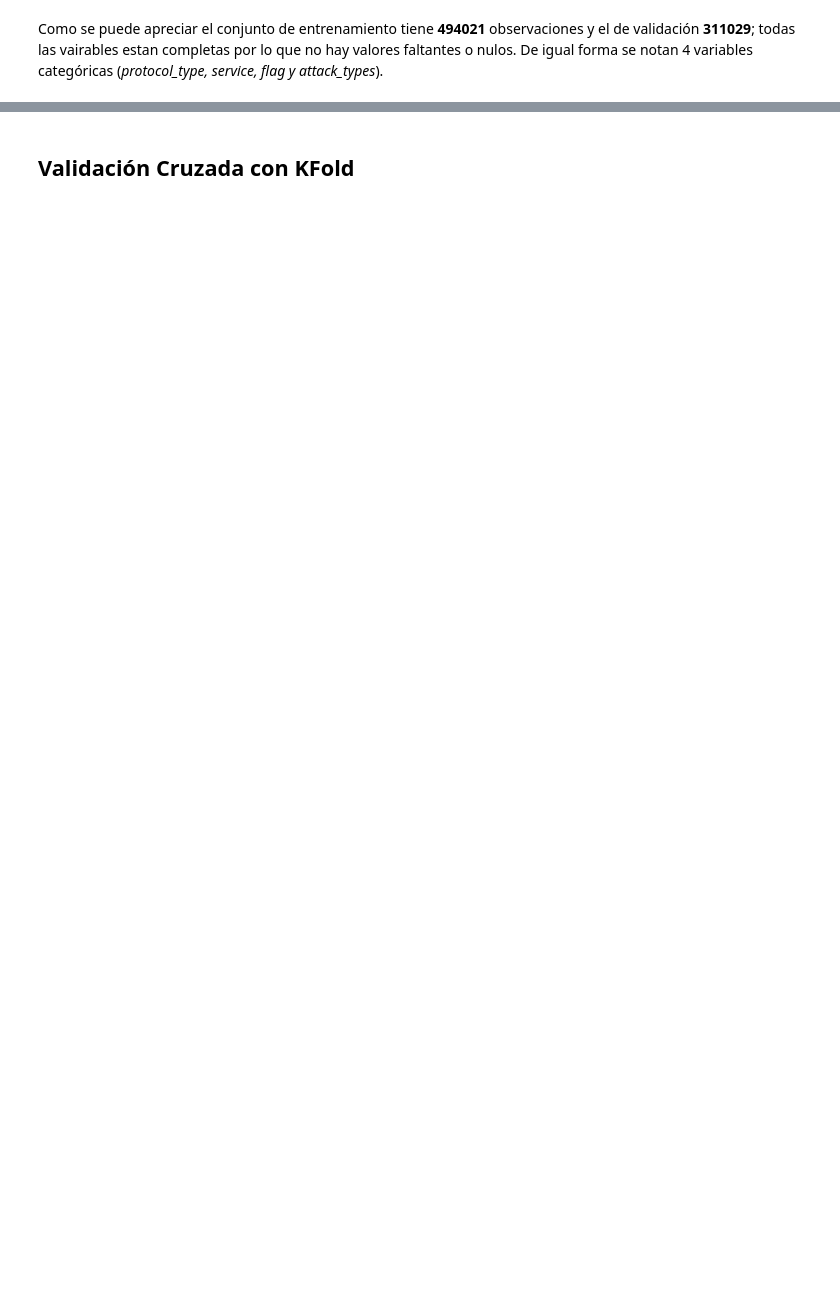
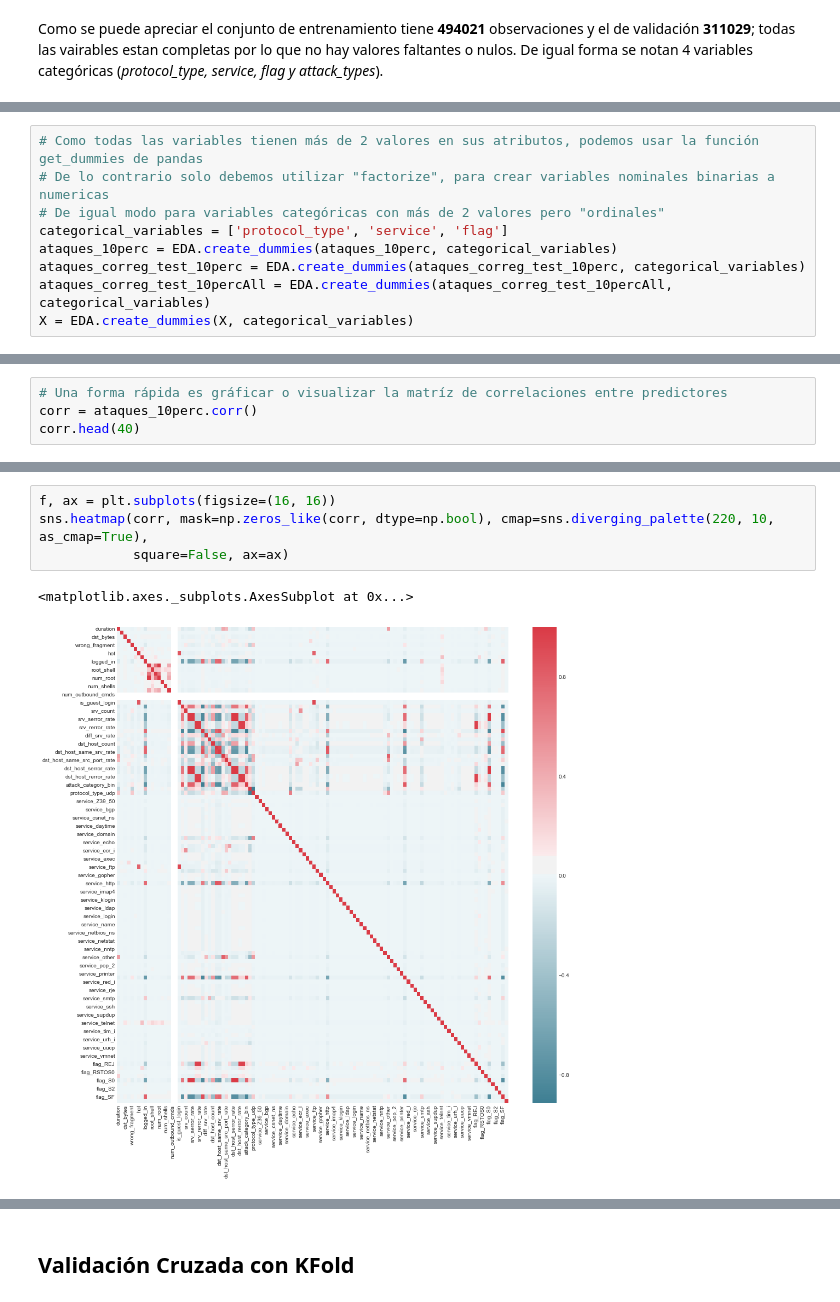
Before and after one commit to egiron/DataScience, a Jupyter notebook: EjerciciosTmp/Solucion 1.ipynb, the cells around one changed output, grey strips where cells are left out. Cells and saved outputs as stored; diff of their text form; blank space fills up the shorter version.

```diff
--- a/EjerciciosTmp/Solucion 1.ipynb
+++ b/EjerciciosTmp/Solucion 1.ipynb
@@ -215,0 +443,9 @@ def create_dummies(categorical_variables):
+# %%
+# Como todas las variables tienen más de 2 valores en sus atributos, podemos usar la función get_dummies de pandas
+# De lo contrario solo debemos utilizar "factorize", para crear variables nominales binarias a numericas
+# De igual modo para variables categóricas con más de 2 valores pero "ordinales"
+categorical_variables = ['protocol_type', 'service', 'flag']
+ataques_10perc = EDA.create_dummies(ataques_10perc, categorical_variables)
+ataques_correg_test_10perc = EDA.create_dummies(ataques_correg_test_10perc, categorical_variables)
+ataques_correg_test_10percAll = EDA.create_dummies(ataques_correg_test_10percAll, categorical_variables)
+X = EDA.create_dummies(X, categorical_variables)
@@ -215,0 +484,4 @@ def create_dummies(categorical_variables):
+# %%
+# Una forma rápida es gráficar o visualizar la matríz de correlaciones entre predictores
+corr = ataques_10perc.corr()
+corr.head(40)
@@ -215,0 +507,7 @@ def create_dummies(categorical_variables):
+# %%
+f, ax = plt.subplots(figsize=(16, 16))
+sns.heatmap(corr, mask=np.zeros_like(corr, dtype=np.bool), cmap=sns.diverging_palette(220, 10, as_cmap=True),
+            square=False, ax=ax)
+# %% [output]
+<matplotlib.axes._subplots.AxesSubplot at 0x...>
+[figure, added]
```
Also changed, not shown: parts of 106 cells of this notebook, 3 other files.
